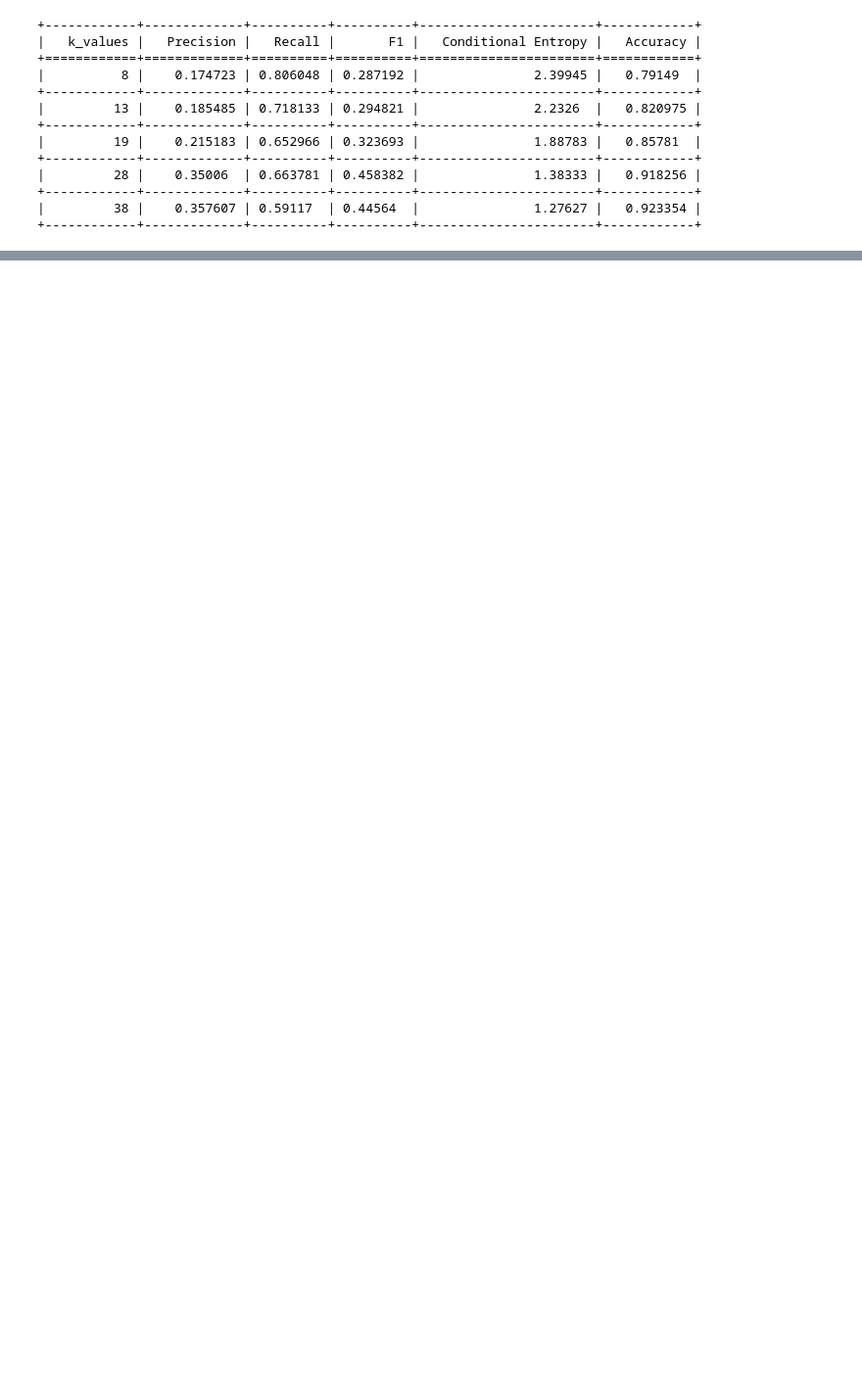
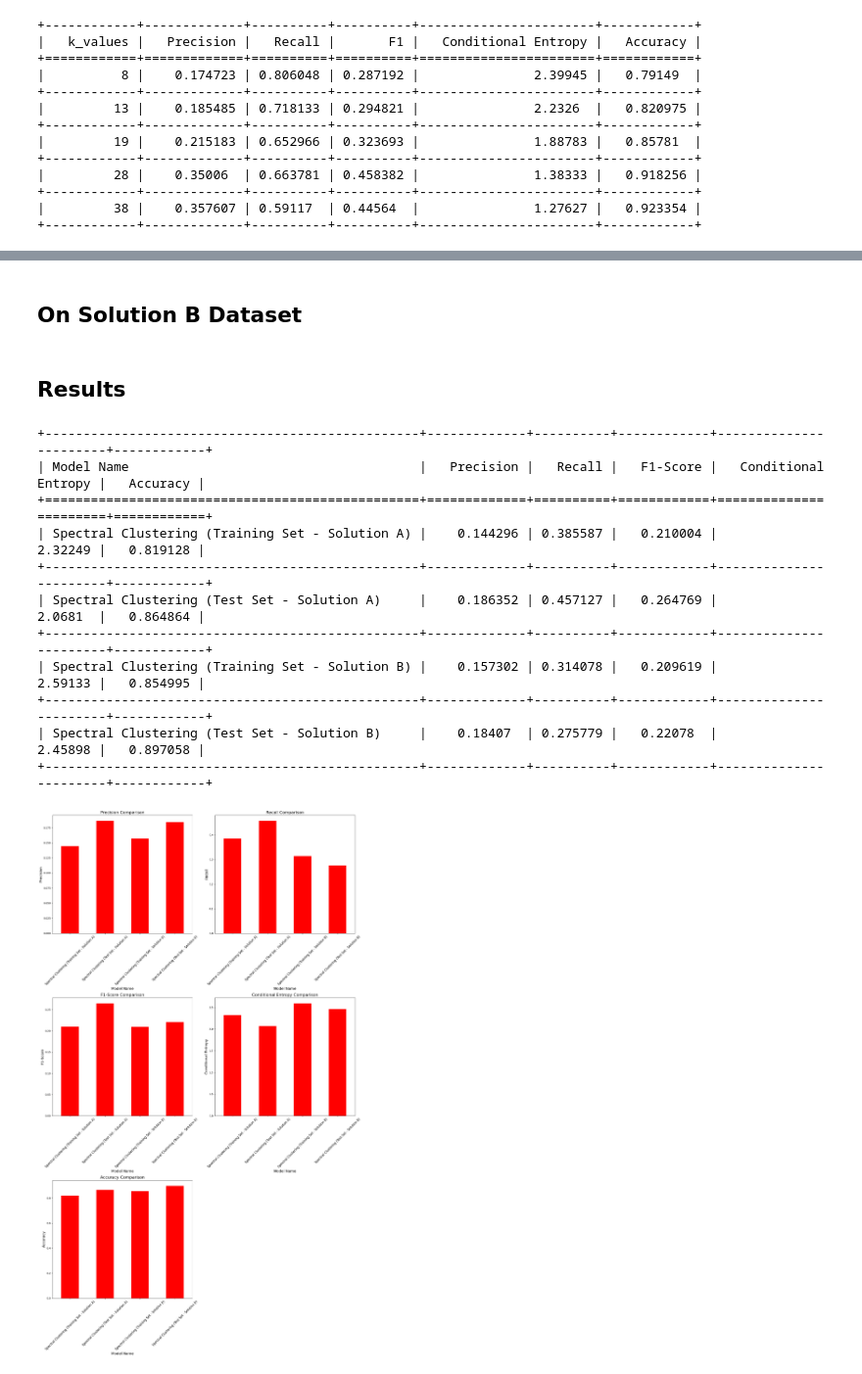
Before and after one commit to GeorgeBeshay/pr-lab02-activities-clustering, a Jupyter notebook: src/main.ipynb, the cells around one changed output, grey strips where cells are left out. Shown at 98% size. Saved outputs shown, nothing was run; the diff lists cells and outputs as text; code cells hidden in the pictures; blank space fills up the shorter version.

```diff
--- a/src/main.ipynb
+++ b/src/main.ipynb
@@ -199,0 +235,51 @@ plotter_solution_b_test.tabulate_scores()
+# %%
+# evaluate on train set
+spectralClustering = SpectralClustering()
+spectralClustering.fit(x_train)
+solution_a_train_clusters_found = spectralClustering.predict()
+
+evaluators.append(Evaluator(y_train-1, solution_a_train_clusters_found))
+evaluators_names.append("Spectral Clustering (Training Set - Solution A)")
+# %%
+# evaluate on test set
+spectralClustering = SpectralClustering()
+spectralClustering.fit(x_test)
+solution_a_test_clusters_found = spectralClustering.predict()
+
+evaluators.append(Evaluator(y_test-1, solution_a_test_clusters_found))
+evaluators_names.append("Spectral Clustering (Test Set - Solution A)")
+# %% [markdown]
+## On Solution B Dataset
+# %%
+# evaluate on train set
+spectralClustering = SpectralClustering()
+spectralClustering.fit(x_train2)
+solution_b_train_clusters_found = spectralClustering.predict()
+
+evaluators.append(Evaluator(y_train2-1, solution_b_train_clusters_found))
+evaluators_names.append("Spectral Clustering (Training Set - Solution B)")
+# %%
+# evaluate on test set
+spectralClustering = SpectralClustering()
+spectralClustering.fit(x_test2)
+solution_b_test_clusters_found = spectralClustering.predict()
+
+evaluators.append(Evaluator(y_test2-1, solution_b_test_clusters_found))
+evaluators_names.append("Spectral Clustering (Test Set - Solution B)")
+# %% [markdown]
+## Results
+# %%
+show_evaluation(evaluators, evaluators_names)
+# %% [output]
++-------------------------------------------------+-------------+----------+------------+-----------------------+------------+
+| Model Name                                      |   Precision |   Recall |   F1-Score |   Conditional Entropy |   Accuracy |
++=================================================+=============+==========+============+=======================+============+
+| Spectral Clustering (Training Set - Solution A) |    0.144296 | 0.385587 |   0.210004 |               2.32249 |   0.819128 |
++-------------------------------------------------+-------------+----------+------------+-----------------------+------------+
+| Spectral Clustering (Test Set - Solution A)     |    0.186352 | 0.457127 |   0.264769 |               2.0681  |   0.864864 |
++-------------------------------------------------+-------------+----------+------------+-----------------------+------------+
+| Spectral Clustering (Training Set - Solution B) |    0.157302 | 0.314078 |   0.209619 |               2.59133 |   0.854995 |
++-------------------------------------------------+-------------+----------+------------+-----------------------+------------+
+| Spectral Clustering (Test Set - Solution B)     |    0.18407  | 0.275779 |   0.22078  |               2.45898 |   0.897058 |
++-------------------------------------------------+-------------+----------+------------+-----------------------+------------+
+[figure, added]
```
Also changed, not shown: parts of 10 cells of this notebook, 3 other files.
